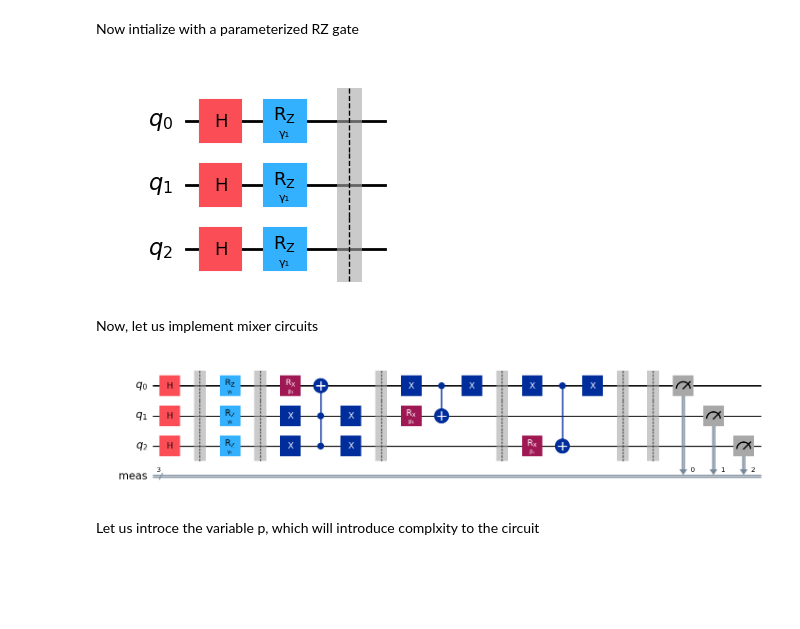
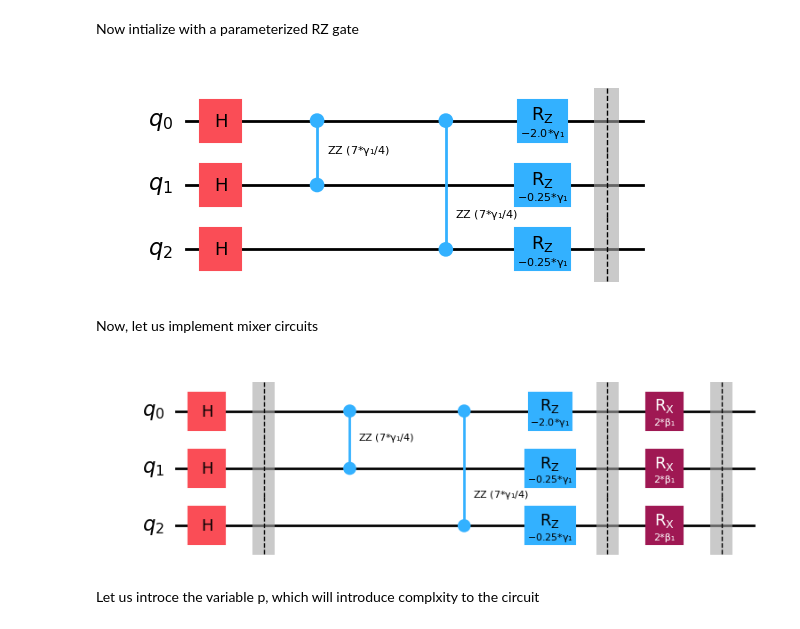
Before and after one commit to Matrixmang0/MIS-QAOA, a Jupyter notebook: QAOA-QAS for MIS.ipynb, the cells around one changed output. Saved outputs shown, nothing was run; the diff lists cells and outputs as text; code cells hidden in the pictures; blank space fills up the shorter version.

Commit message:
Corrected the Ansatz circuit

```diff
--- a/QAOA-QAS for MIS.ipynb
+++ b/QAOA-QAS for MIS.ipynb
@@ -174,3 +176,7 @@ For this let us take the first graph and prepare the anstaz, and then generalize
+# %%
+J = 7
+
+h = 3
 # %% [markdown]
 Let us start with implementing Cost circuit
 # %% [markdown]
@@ -183,8 +189,8 @@ num_nodes1 = 3  # Adjust this according to your graph size
 
 # Initialize the quantum circuit with Hadamard gates
 qc = QuantumCircuit(num_nodes1)
-for i in range(num_nodes1):
-    qc.h(i)
+
+qc.h(range(num_nodes1))
 
 qc.barrier()  # Add barrier for clarity
 
@@ -197,27 +203,33 @@ Now intialize with a parameterized RZ gate
 # %%
 from qiskit.circuit import QuantumCircuit, Parameter
 
 # Define the number of qubits based on the number of nodes in the graph
 num_nodes1 = 3  # Adjust this according to your graph size
 
 # Initialize the quantum circuit with Hadamard gates
 qc = QuantumCircuit(num_nodes1)
-for i in range(num_nodes1):
-    qc.h(i)
+
+qc.h(range(num_nodes1))
 
 # Define a parameter for the Rz gates
 gamma_1 = Parameter('γ₁')
 
-# Apply parameterized Rz gates
-for i in range(num_nodes1):
-    qc.rz(gamma_1, i)
+degree_list = [0]*num_nodes1
+
+for (i, j, w) in edgesG1:
+    qc.rzz(J*gamma_1/4, i, j)
+    degree_list[i] += 1
+    degree_list[j] += 1
+
+for node in range(num_nodes1):
+    qc.rz(gamma_1*(h/2 - J/4*degree_list[node]), node)
 
 qc.barrier()  # Add barrier for clarity
 
 # Draw the quantum circuit
 qc.draw('mpl')
 # %% [output]
-[figure, old version]
+[figure, new version]
 # %% [markdown]
 Now, let us implement mixer circuits
 # %%
@@ -228,47 +240,37 @@ num_nodes1 = 3  # Adjust this according to your graph size
 
 # Initialize the quantum circuit with Hadamard gates
 qc = QuantumCircuit(num_nodes1)
-for i in range(num_nodes1):
-    qc.h(i)
+
+qc.h(range(num_nodes1))
 
 qc.barrier()
 
-# Define parameters for the Rz and Rx gates
+# Define a parameter for the Rz gates
 gamma_1 = Parameter('γ₁')
 beta_1 = Parameter('β₁')
 
-# Apply parameterized Rz gates
-for i in range(num_nodes1):
-    qc.rz(gamma_1, i)
+degree_list = [0]*num_nodes1
+
+for (i, j, w) in edgesG1:
+    qc.rzz(J*gamma_1/4, i, j)
+    degree_list[i] += 1
+    degree_list[j] += 1
+
+for node in range(num_nodes1):
+    qc.rz(gamma_1*(h/2 - J/4*degree_list[node]), node)
 
 qc.barrier()
 
-# Apply QAOA ansatz
+# Introduce gates for Mixer Hamiltonian
 for node in range(num_nodes1):
-    visited_dest = []
-    for edge in edgesG1:
-        if edge[0] == node and edge[1] not in visited_dest:
-            qc.x(edge[1])
-            visited_dest.append(edge[1])
-        elif edge[1] == node and edge[0] not in visited_dest:
-            qc.x(edge[0])
-            visited_dest.append(edge[0])
-    if len(visited_dest) != 0:
-        qc.rx(beta_1, node)
-        qc.mcx(visited_dest, node)
-        for qubit in visited_dest:
-            qc.x(qubit)
-        qc.barrier()
+    qc.rx(beta_1*2, node)
 
-    visited_dest = []
-
-# Measure all qubits
-qc.measure_all()
+qc.barrier()  # Add barrier for clarity
 
 # Draw the quantum circuit
 qc.draw('mpl')
 # %% [output]
-[figure, old version]
+[figure, new version]
 # %% [markdown]
 Let us introce the variable p, which will introduce complxity to the circuit
 # %%
```
Also changed, not shown: parts of 12 cells of this notebook, 1 other file.
